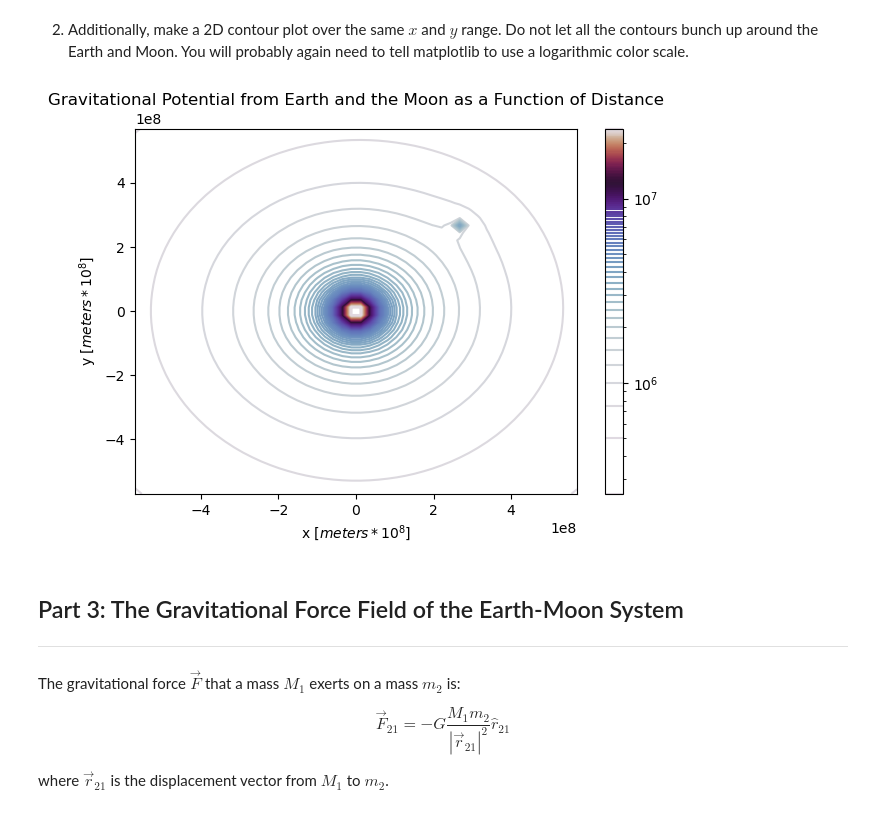
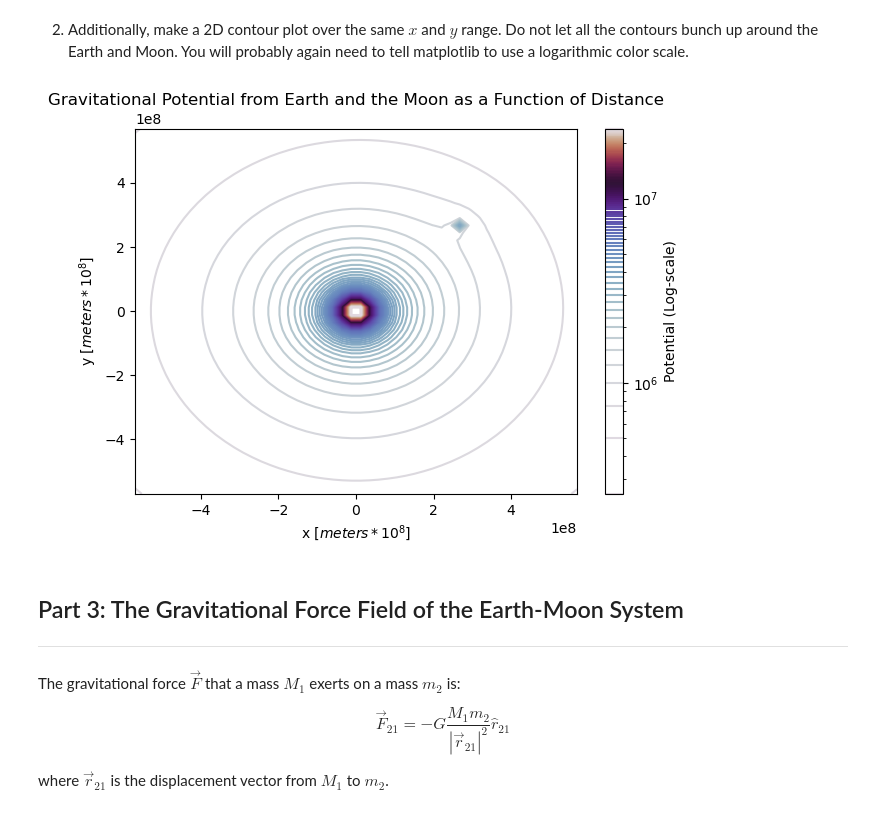
Before and after one commit to gaurivaliyodiyil/PHYS265-spring26, a Jupyter notebook: Lab1/lab1.ipynb, the cells around one changed output. Drawn from its saved outputs; the diff is of its cells as text; code cells hidden in the pictures.

```diff
--- a/Lab1/lab1.ipynb
+++ b/Lab1/lab1.ipynb
@@ -74,9 +74,7 @@ a point particle, but in which case, be careful! For in that approximation, the
 contains a singularity. In our function, use all modern best practices for coding.
 E.g. type hints, type checks, pre and post conditions, doc strings, etc.
 # %%
-#UPDATE TYPE CHECKS, PRE CONDITIONS, POST CONDITIONS, AND TYPE HINTS
-
-def grav_pot(M: float, x_m: float,y_m: float, x: float or np.array, y: float or np.array) -> float:
+def grav_pot(M: float, x_m: float,y_m: float, x: float or np.array, y: float or np.array) -> (float, np.ndarray):
 
     """ The "grav_pot" function calculates the gravitational potential at a given distance away from a physical body of mass M
     -------
@@ -93,10 +91,10 @@ def grav_pot(M: float, x_m: float,y_m: float, x: float or np.array, y: float or
     phi (float): The gravitational potential at point (x,y) from body of mass M located at (x_m,y_m) in joules per kilogram
 
     Preconditions:
-        * All arguments must be floats
+        * Mass, x_m, and y_m arguments must be floats
         * The mass argument 'M' cannot be zero or less than zero
     Postconditions:
-        * Return must be a float
+        * Phi cannot be returned as a string
     """
     if not isinstance (M, float):
         raise TypeError(f"Input {M} is of the wrong type.")
@@ -104,11 +102,16 @@ def grav_pot(M: float, x_m: float,y_m: float, x: float or np.array, y: float or
         raise TypeError(f"Input {x_m} is of the wrong type.")
     elif not isinstance (y_m, float):
         raise TypeError(f"Input {y_m} is of the wrong type.")
+    elif not isinstance (x, (float,np.ndarray)):
+        raise TypeError(f"Input {x} is of the wrong type.")
+    elif not isinstance (y, (float,np.ndarray)):
+        raise TypeError(f"Input {y} is of the wrong type.")
     elif M <= 0:
         raise ValueError(f"Mass cannot be zero or less than zero")
     else:
         r=np.sqrt((((x-x_m)**2)) + ((y-y_m)**2))
         phi = -(G*M)/r
+        assert (phi != str).any(), "Potential cannot be a string"
     return np.where(np.isclose(r,0), np.nan, phi)
 # %% [markdown]
 2. Make a 1D plot of the absolute value of the gravitational potential $|\Phi|$ as a function of distance $x$ from the surface of the Earth, assuming $y = 0$.
@@ -188,16 +191,17 @@ You will probably again need to tell matplotlib to use a logarithmic color scale
 # %%
 fig, ax = plt.subplots()
 ax.set_xlim(-dis,dis)
 ax.set_ylim(-dis,dis)
 ax.set_title('Gravitational Potential from Earth and the Moon as a Function of Distance')
 ax.set_xlabel('x $[meters * 10^8]$')
 ax.set_ylabel('y $[meters * 10^8]$')
 contour = ax.contour(x_grid, y_grid, abs_total_pot, cmap='twilight', levels=100)
 cbar = fig.colorbar(contour)
 cbar.ax.set_yscale('log')
+cbar.set_label("Potential (Log-scale)")
 plt.tight_layout()
 # %% [output]
-[figure, old version]
+[figure, new version]
 # %% [markdown]
 ## Part 3: The Gravitational Force Field of the Earth-Moon System
 ----
```
Also changed, not shown: parts of 12 cells of this notebook, 1 other file.
